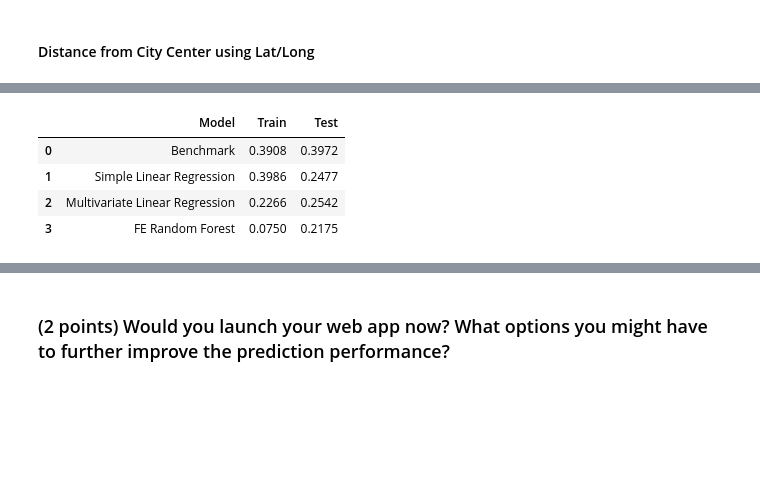
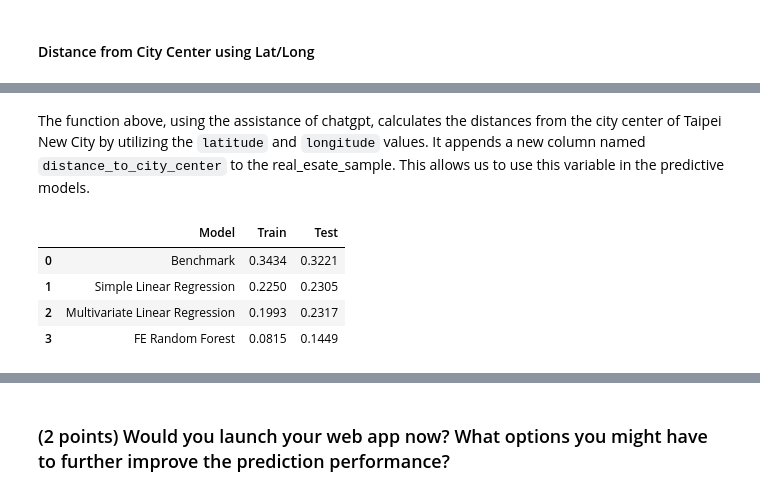
Before and after one commit to Iandrewburg/Data_Science, a Jupyter notebook: Data_Science_2/Assignments/Assignment_1/Assignment_1.ipynb, the cells around one changed output, grey strips where cells are left out. Cells and saved outputs as stored; diff of their text form; code cells hidden in the pictures; blank space fills up the shorter version.

```diff
--- a/Data_Science_2/Assignments/Assignment_1.ipynb
+++ b/Data_Science_2/Assignments/Assignment_1/Assignment_1.ipynb
@@ -221,43 +225,39 @@ real_estate_sample.head()
+# %% [markdown]
+The function above, using the assistance of chatgpt, calculates the distances from the city center of Taipei New City by utilizing the `latitude` and `longitude` values. It appends a new column named `distance_to_city_center` to the real_esate_sample. This allows us to use this variable in the predictive models.
 # %%
-from sklearn.model_selection import train_test_split
-
-# Define your features and target variable
+# defining the features and target variable
 features = ['house_age', 'distance_to_the_nearest_MRT_station', 'number_of_convenience_stores',
             'latitude', 'longitude', 'house_age_squared', 'distance_to_the_nearest_MRT_station_squared',
             'number_of_convenience_stores_squared', 'age_x_distance', 'age_x_stores', 'distance_x_stores',
             'age_squared_x_distance_squared', 'age_squared_x_stores_squared', 'distance_squared_x_stores_squared',
             'distance_to_city_center']
-target = 'house_price_of_unit_area'
+outcome = 'house_price_of_unit_area'
 
-# Split your data into training and testing sets
-X = real_estate_sample[features]
-y = real_estate_sample[target]
-X_train_fe, X_test_fe, y_train_fe, y_test_fe = train_test_split(X, y, test_size=0.3, random_state=42)
+# splitting the data into training and testing sets
+features_fe = real_estate_sample[features]
+outcome_fe = real_estate_sample[outcome]
+X_train_fe, X_test_fe, y_train_fe, y_test_fe = train_test_split(features_fe, outcome_fe, test_size=0.3, random_state=prng)
 
-from sklearn.pipeline import Pipeline
-from sklearn.ensemble import RandomForestRegressor
-import pandas as pd
-
-# Define the pipeline
+# defining the pipeline for the random forest
 pipe_rf = Pipeline([
-    ("random_forest", RandomForestRegressor(random_state=42))
+    ("random_forest", RandomForestRegressor(random_state=prng))
 ])
 
-# Fit the model on the training data
+# fitting the model on the training data
 pipe_rf.fit(X_train_fe, y_train_fe)
 
-# Assuming you have a correctly defined calculateRMSLE function
+# calculating the RMSLE on the prediction
 train_error = calculateRMSLE(pipe_rf.predict(X_train_fe), y_train_fe)
 test_error = calculateRMSLE(pipe_rf.predict(X_test_fe), y_test_fe)
 
-# Prepare the model's results
+# preparing the the model's results and concatinating to results_df
 model_result_rf = pd.DataFrame([["FE Random Forest", train_error, test_error]],
                                columns=["Model", "Train", "Test"])
 results_df = pd.concat([results_df, model_result_rf], ignore_index=True)
 results_df
 # %% [output]
 |  | Model | Train | Test |
-| 0 | Benchmark | 0.3908 | 0.3972 |
-| 1 | Simple Linear Regression | 0.3986 | 0.2477 |
-| 2 | Multivariate Linear Regression | 0.2266 | 0.2542 |
-| 3 | FE Random Forest | 0.0750 | 0.2175 |
+| 0 | Benchmark | 0.3434 | 0.3221 |
+| 1 | Simple Linear Regression | 0.2250 | 0.2305 |
+| 2 | Multivariate Linear Regression | 0.1993 | 0.2317 |
+| 3 | FE Random Forest | 0.0815 | 0.1449 |
```
Also changed, not shown: parts of 42 cells of this notebook, 1 other file.
